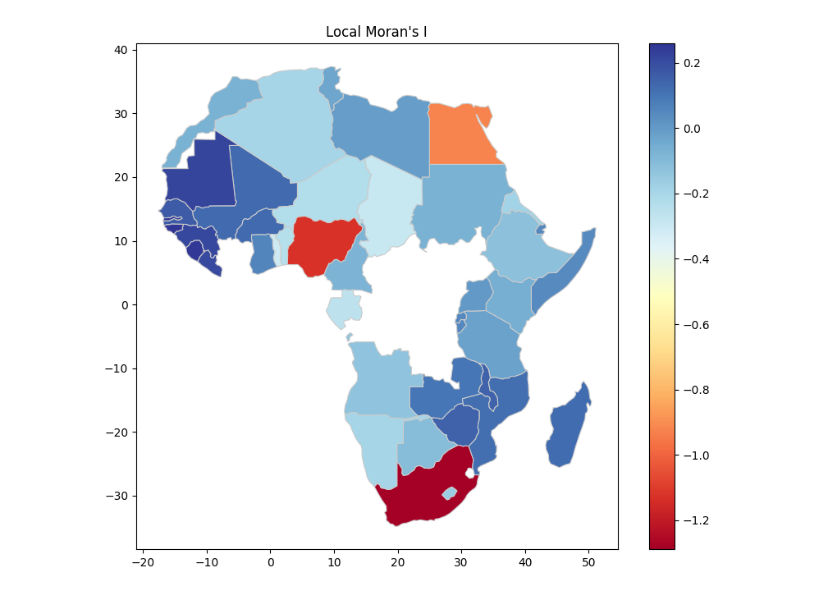
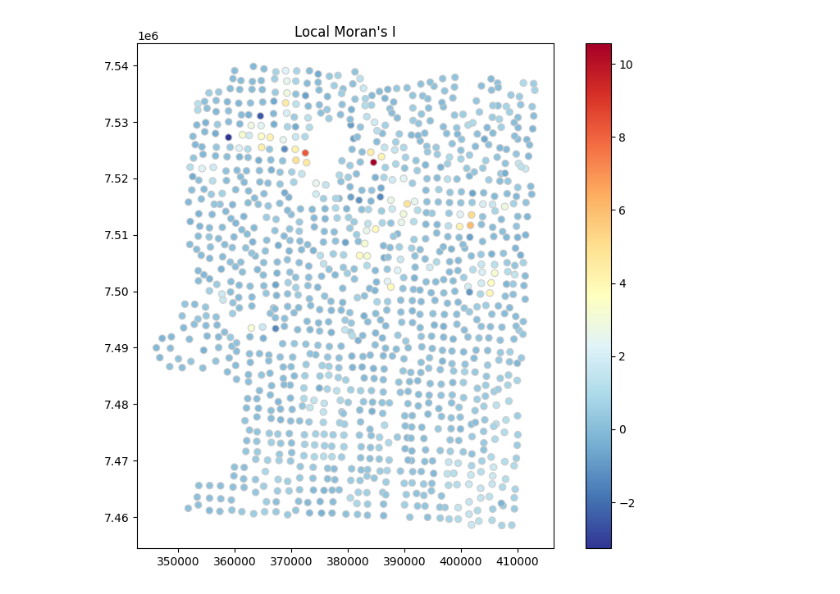
Before and after one commit to GispoCoding/eis_toolkit, a Jupyter notebook: notebooks/testing_local_morans_i.ipynb, the cells around one changed output. Saved outputs shown, nothing was run; the diff lists cells and outputs as text; code cells hidden in the pictures.

Commit message:
Change Moran's notebook to use geochem data

```diff
--- a/notebooks/testing_local_morans_i.ipynb
+++ b/notebooks/testing_local_morans_i.ipynb
@@ -63,8 +12,16 @@ See the caveats in the documentation: https://pandas.pydata.org/pandas-docs/stab
+# %%
+# Load a dataset
+gdf = gpd.read_file("../tests/data/remote/IOCG_CLB_Till_Geochem_reg_511p.gpkg")
+
+#Select a column for analysis
+column = "Li_ppm_511"
+
+gdf_result = local_morans_i(gdf, column, 'knn', 3, 999)
 # %%
 # Plot Moran Scatterplot
 fig, ax = plt.subplots(figsize=(10, 8))
-gdf_result.plot(column=f'{column}_local_moran_I', cmap='RdYlBu', linewidth=0.8, ax=ax, edgecolor='0.8', legend=True)
+gdf_result.plot(column=f'{column}_local_moran_I', cmap='RdYlBu_r', linewidth=0.8, ax=ax, edgecolor='0.8', legend=True)
 ax.set_title('Local Moran\'s I')
 plt.show()
 # %% [output]
-[figure, old version]
+[figure, new version]
```
Also changed, not shown: parts of 2 cells of this notebook.
